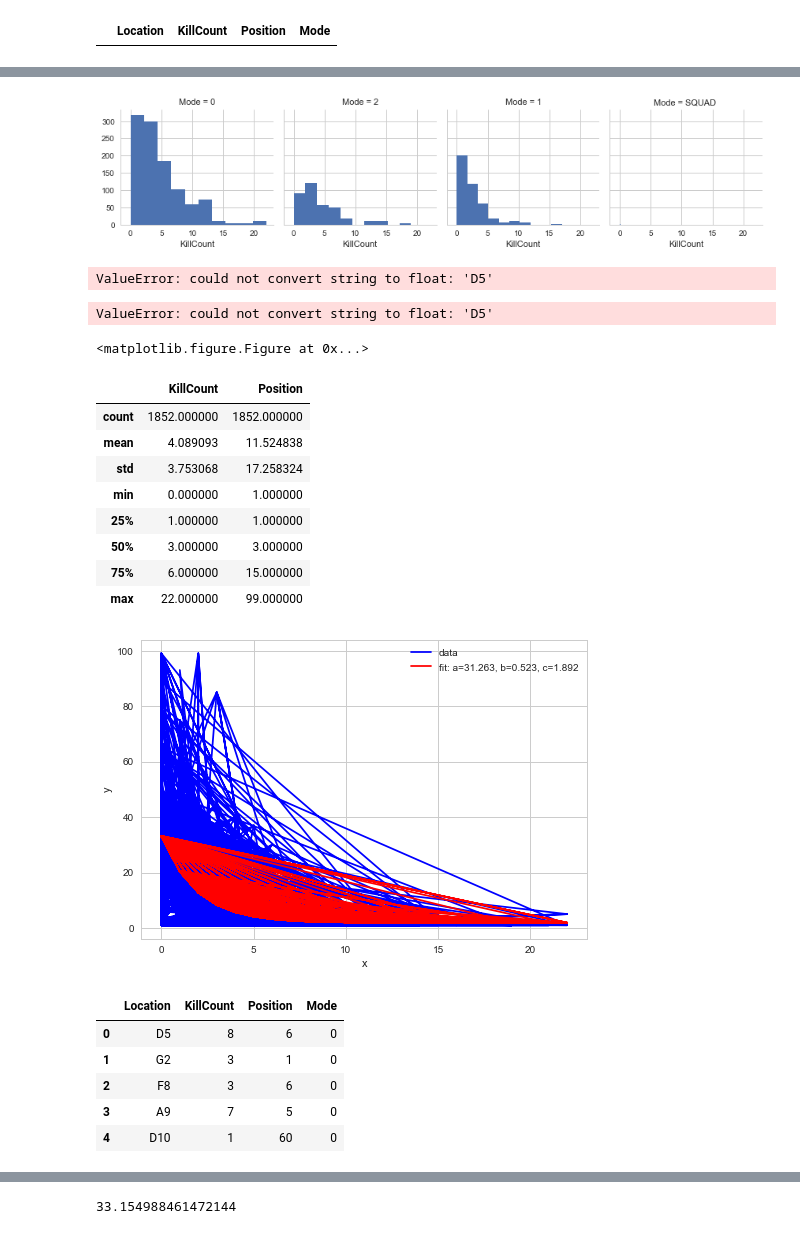
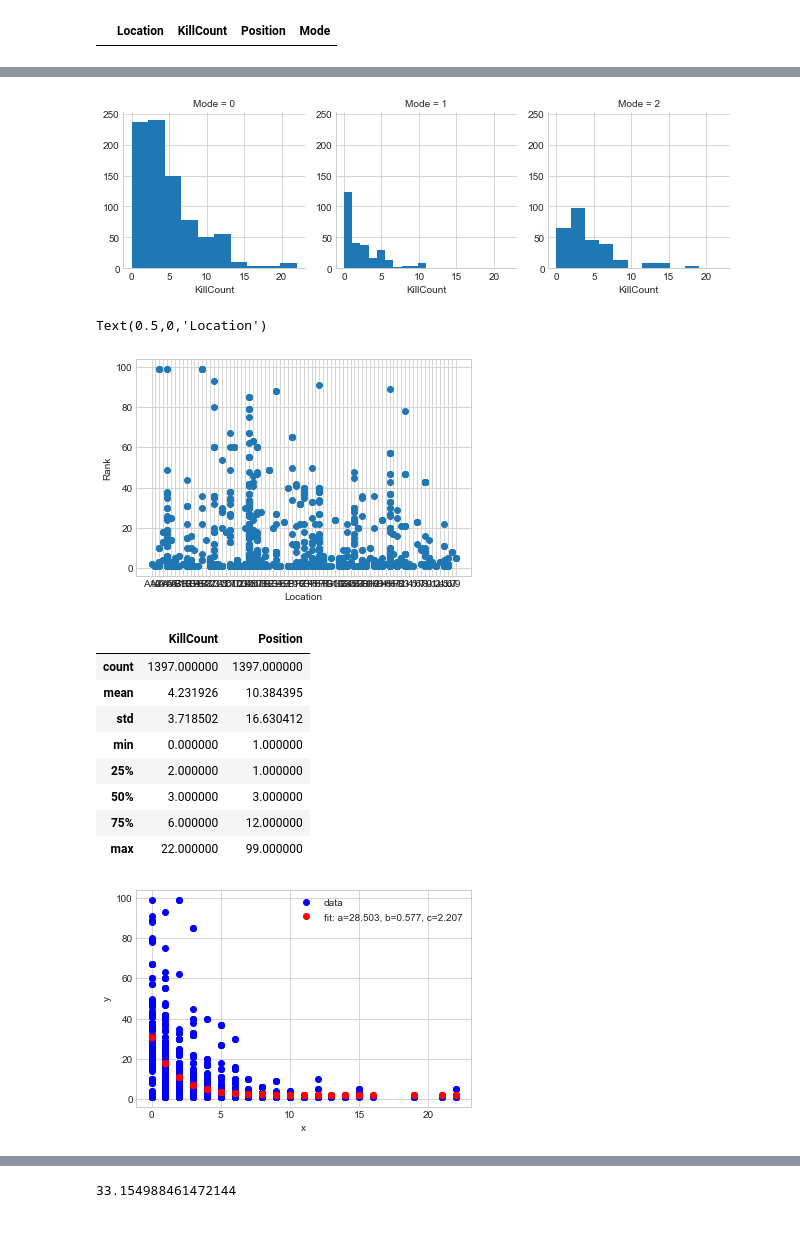
Before and after one commit to Justin1st/Fortnite_Heatmap, a Jupyter notebook: Final Code.ipynb, the cells around one changed output, grey strips where cells are left out. Saved outputs shown, nothing was run; the diff lists cells and outputs as text; code cells hidden in the pictures.

```diff
--- a/Final Code.ipynb
+++ b/Final Code.ipynb
@@ -59 +58,3 @@ df.head()
+# %%
+df=df.drop([76])
 # %%
@@ -94,6 +64,6 @@ df.head(10)
 # %%
 import seaborn as sns
-
+sns.set_style(style = "whitegrid")
 plt.scatter((df["Position"]),(df["KillCount"]))
 # plt.ylabel()
 plt.xlabel("Rank")
@@ -115,24 +84,25 @@ sns.set_style("whitegrid")
 multiples = sns.FacetGrid(df, col = "Mode")
 multiples = multiples.map(plt.hist, "KillCount")
 # %% [output]
-[figure, old version]
+[figure, new version]
 # %%
 plt.scatter( df["Location"],df["Position"])
+plt.ylabel("Rank")
+plt.xlabel("Location")
 # %% [output]
-ValueError: could not convert string to float: 'D5'
+Text(0.5,0,'Location')
-ValueError: could not convert string to float: 'D5'
-<matplotlib.figure.Figure at 0x...>
+[figure, added]
 # %%
 df.describe()
 # %% [output]
 |  | KillCount | Position |
-| count | 1852.000000 | 1852.000000 |
-| mean | 4.089093 | 11.524838 |
-| std | 3.753068 | 17.258324 |
+| count | 1397.000000 | 1397.000000 |
+| mean | 4.231926 | 10.384395 |
+| std | 3.718502 | 16.630412 |
 | min | 0.000000 | 1.000000 |
-| 25% | 1.000000 | 1.000000 |
+| 25% | 2.000000 | 1.000000 |
 | 50% | 3.000000 | 3.000000 |
-| 75% | 6.000000 | 15.000000 |
+| 75% | 6.000000 | 12.000000 |
 | max | 22.000000 | 99.000000 |
 # %%
 # multiples = sns.FacetGrid(df, col = "Location")
@@ -155,24 +125,15 @@ def func(x, a, b, c):
     d  = np.array(a * np.exp(-b * x) + c, dtype=np.float64)
     return d
 # %%
-plt.plot(X_train, Y_train, 'b-', label='data')
+plt.plot(X_train, Y_train, 'bo', label='data')
 popt, pcov = curve_fit(func, X_train, Y_train)
-plt.plot(X_train, func(X_train, *popt), 'r-',
+plt.plot(X_train, func(X_train, *popt), 'ro',
          label='fit: a=%5.3f, b=%5.3f, c=%5.3f' % tuple(popt))
 
 
 plt.xlabel('x')
 plt.ylabel('y')
 plt.legend()
 plt.show()
 # %% [output]
-[figure, old version]
+[figure, new version]
-# %%
-popt
-# %% [output]
-|  | Location | KillCount | Position | Mode |
-| 0 | D5 | 8 | 6 | 0 |
-| 1 | G2 | 3 | 1 | 0 |
-| 2 | F8 | 3 | 6 | 0 |
-| 3 | A9 | 7 | 5 | 0 |
-| 4 | D10 | 1 | 60 | 0 |
```
Also changed, not shown: parts of 15 cells of this notebook, 1 other file.
